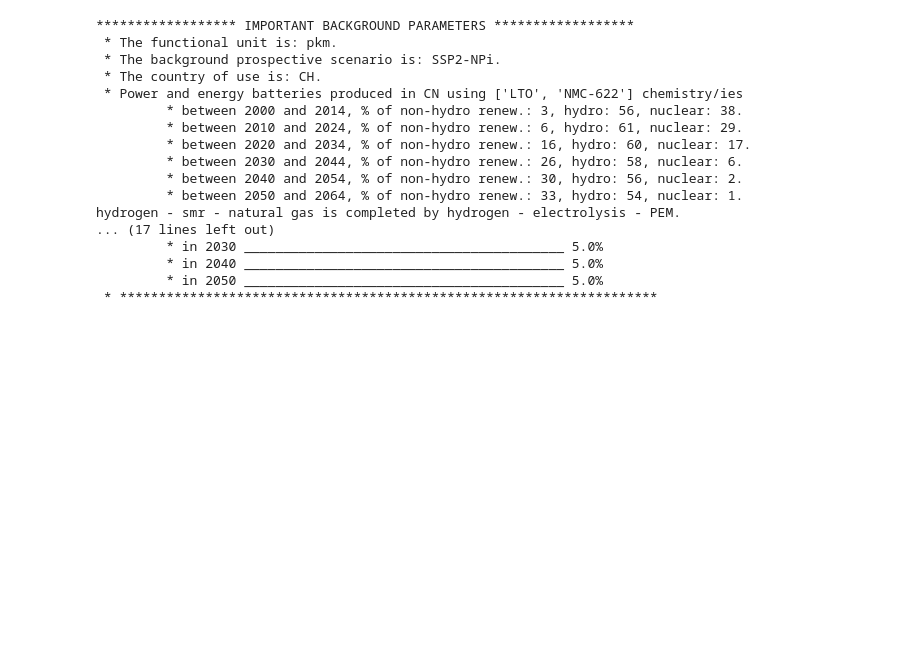
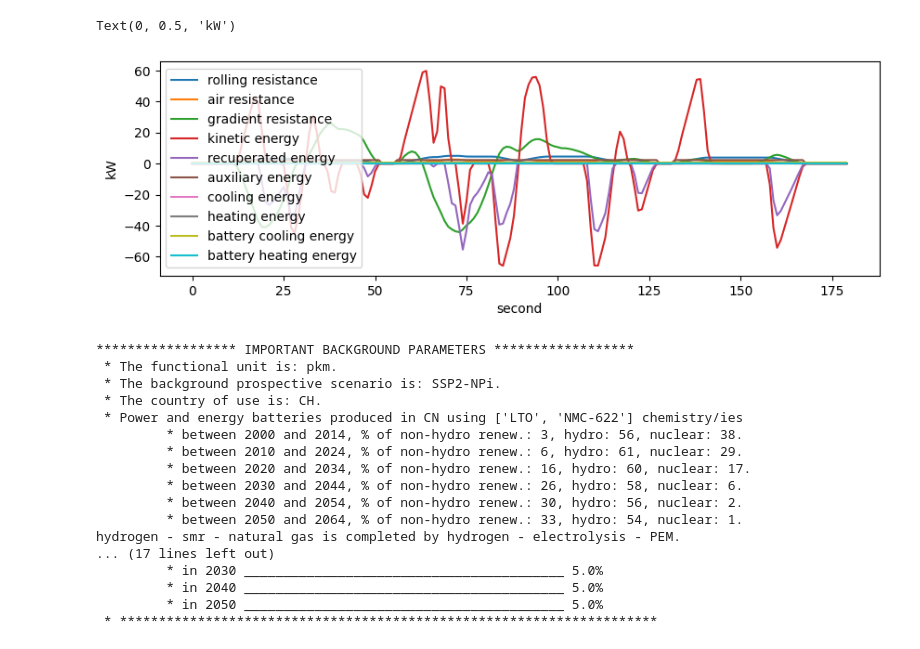
Before and after one commit to romainsacchi/carculator_bus, a Jupyter notebook: dev/test.ipynb, the cells around one changed output. Cells and saved outputs as stored; diff of their text form; code cells hidden in the pictures; blank space fills up the shorter version.

```diff
--- a/dev/test.ipynb
+++ b/dev/test.ipynb
@@ -31,3 +73,28 @@ Number of passengers on board
+# %%
+bm.energy.sel(powertrain="BEV-depot", size="9m", year=2020, second=range(180), value=0, parameter=[
+    'rolling resistance',
+    'air resistance',
+    'gradient resistance',
+    'kinetic energy',
+    #'motive energy at wheels',
+    #'motive energy',
+    #'negative motive energy',
+    'recuperated energy',
+    'auxiliary energy',
+    'cooling energy',
+    'heating energy',
+    'battery cooling energy',
+    'battery heating energy',
+    #'power load',
+    #'transmission efficiency',
+    #'engine efficiency',
+    #'velocity'
+]).to_dataframe("x").unstack()["x"].plot(figsize=(10, 3))
+plt.legend(ncols=1, loc="center left")
+plt.ylabel("kW")
+# %% [output]
+Text(0, 0.5, 'kW')
+[figure, added]
 # %%
 inv = InventoryBus(bm, functional_unit="pkm", scenario="SSP2-NPi")
 # %% [output]
```
Also changed, not shown: parts of 6 cells of this notebook, 1 other file.
